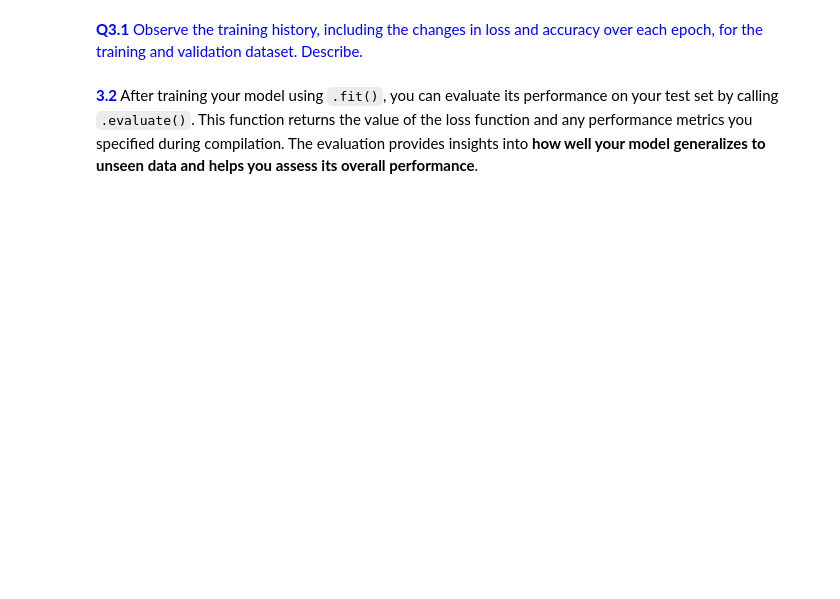
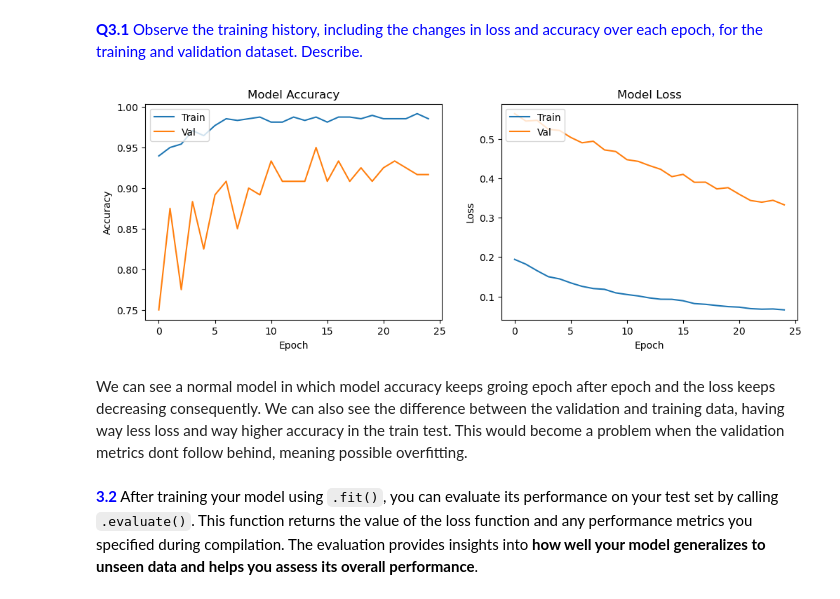
Before and after one commit to GNajeral/DEEP-LEARNING-TP, a Jupyter notebook: TP2/DEL_TP2_Convolutional_Neural Network_vstudent-part1.ipynb, the cells around one changed output. Drawn from its saved outputs; the diff is of its cells as text; code cells hidden in the pictures; blank space fills up the shorter version.

```diff
--- a/TP2/DEL_TP2_Convolutional_Neural Network_vstudent-part1.ipynb
+++ b/TP2/DEL_TP2_Convolutional_Neural Network_vstudent-part1.ipynb
@@ -99,3 +139,23 @@ def happyModel():
+# %%
+def happyModel():
+
+    model = Sequential()
+
+    model.add(tfl.ZeroPadding2D(padding=(3, 3), input_shape=(64,64,3)))
+
+    model.add(tfl.Conv2D(32, (7, 7), strides=(1, 1)))
+
+    model.add(tfl.BatchNormalization(axis=3))
+
+    model.add(tfl.ReLU())
+
+    model.add(tfl.MaxPooling2D())
+
+    model.add(tfl.Flatten())
+
+    model.add(tfl.Dense(1, activation="sigmoid"))
+
+    return model
 # %%
 # Test the model implementation
 happy_model = happyModel()
@@ -117,8 +186,8 @@ comparator(summary(happy_model), output)
 - Optimizer: Select the "Adam" optimizer with a learning rate of 0.0001.
 - Loss Function: Specify the "binary_crossentropy" loss function, ideal for binary classification tasks like distinguishing between smiling and non-smiling faces.
 - Metrics: Monitor the "accuracy" metric during the training process to assess model performance.
-# %%
-happy_model.compile(#TODO)
+# %%
+happy_model.compile(optimizer=Adam(learning_rate=0.0001), loss="binary_crossentropy", metrics=["accuracy"])
 # %% [markdown]
 <font color='blue'> **Q2.1** Execute the following line: `happy_model.summary()`. What is the distinction between trainable and non-trainable parameters? Can you identify the source of the 64 non-trainable parameters?
 
@@ -143,4 +278,29 @@ from tensorflow.keras.callbacks import ModelCheckpoint, EarlyStopping
 # %% [markdown]
 <font color='blue'> **Q3.1** Observe the training history, including the changes in loss and accuracy over each epoch, for the training and validation dataset. Describe.
+# %%
+# Plot training & validation accuracy values
+plt.figure(figsize=(12, 4))
+plt.subplot(1, 2, 1)
+plt.plot(history.history['accuracy'])
+plt.plot(history.history['val_accuracy'])
+plt.title('Model Accuracy')
+plt.ylabel('Accuracy')
+plt.xlabel('Epoch')
+plt.legend(['Train', 'Val'], loc='upper left')
+
+# Plot training & validation loss values
+plt.subplot(1, 2, 2)
+plt.plot(history.history['loss'])
+plt.plot(history.history['val_loss'])
+plt.title('Model Loss')
+plt.ylabel('Loss')
+plt.xlabel('Epoch')
+plt.legend(['Train', 'Val'], loc='upper left')
+
+plt.show()
+# %% [output]
+[figure, added]
+# %% [markdown]
+We can see a normal model in which model accuracy keeps groing epoch after epoch and the loss keeps decreasing consequently. We can also see the difference between the validation and training data, having way less loss and way higher accuracy in the train test. This would become a problem when the validation metrics dont follow behind, meaning possible overfitting.
 # %% [markdown]
 <font color='blue'>**3.2** <font color='black'>After training your model using `.fit()`, you can evaluate its performance on your test set by calling `.evaluate()`. This function returns the value of the loss function and any performance metrics you specified during compilation. The evaluation provides insights into **how well your model generalizes to unseen data and helps you assess its overall performance**.
```
Also changed, not shown: parts of 16 cells of this notebook, 3 other files.
